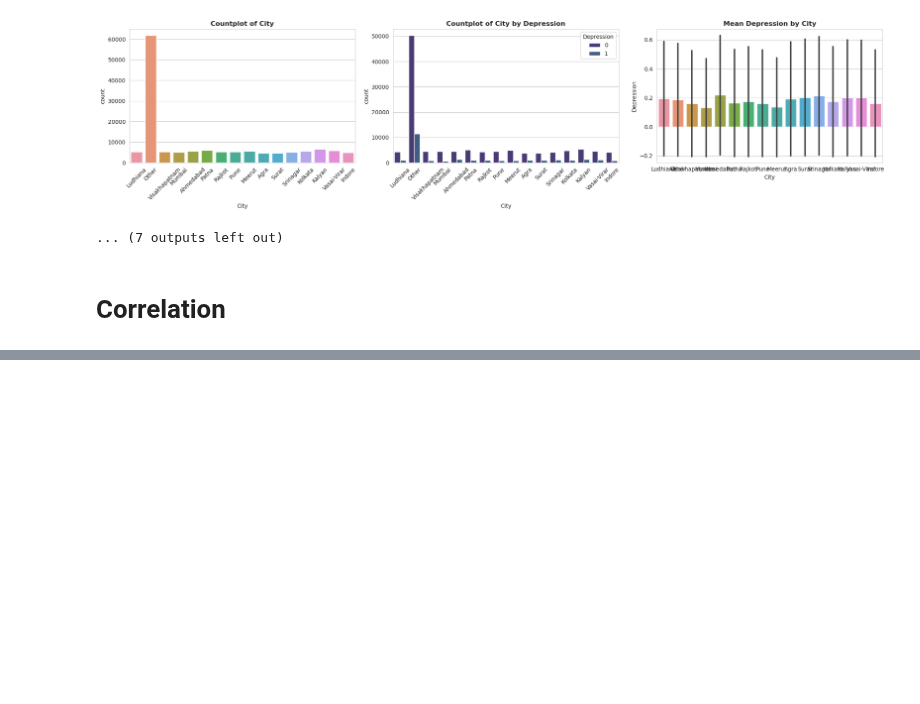
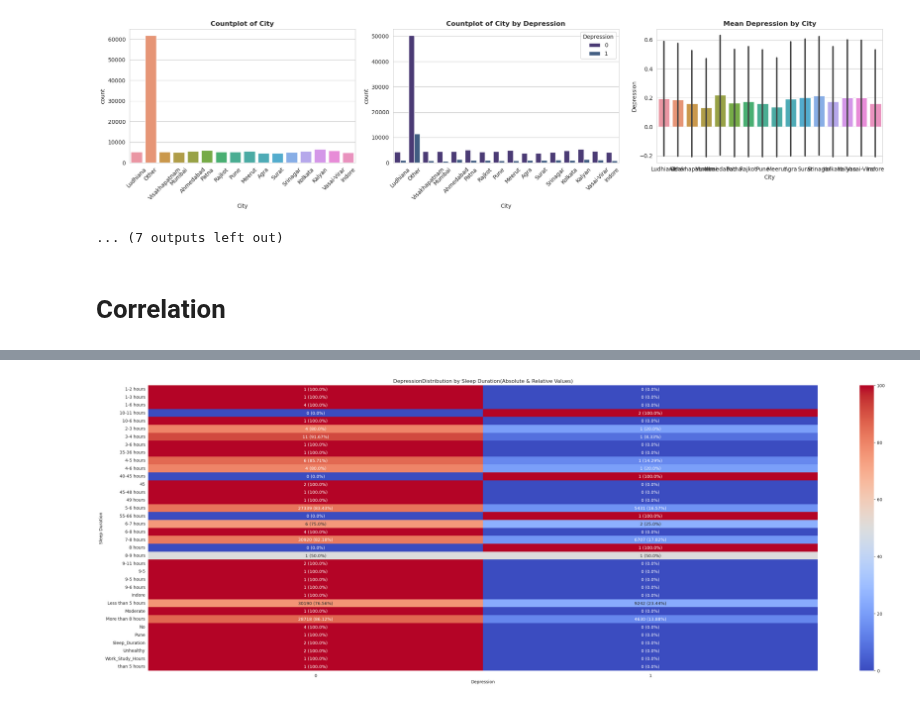
Before and after one commit to mailmezorro/playground-series-s4e11, a Jupyter notebook: EDA/playground-series-s4e11-eda.ipynb, the cells around one changed output, grey strips where cells are left out. Cells and saved outputs as stored; diff of their text form; code cells hidden in the pictures; blank space fills up the shorter version.

```diff
--- a/EDA/playground-series-s4e11-eda.ipynb
+++ b/EDA/playground-series-s4e11-eda.ipynb
@@ -437,0 +482,4 @@ visualize_feature_attributes(train.drop(columns=['Name']), target="Depression")
+# %%
+plot_heatmap(train, 'Sleep Duration', 'Depression')
+# %% [output]
+[figure, added]
```
Also changed, not shown: parts of 8 cells of this notebook.
